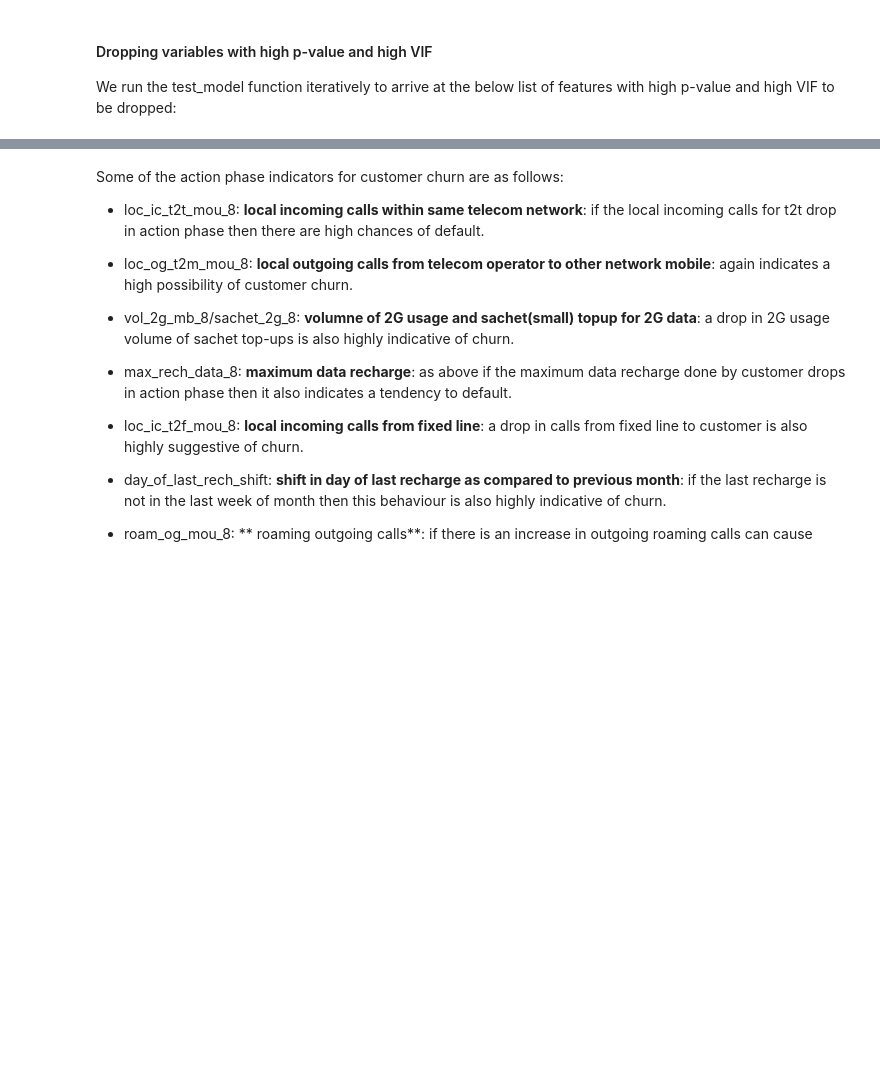
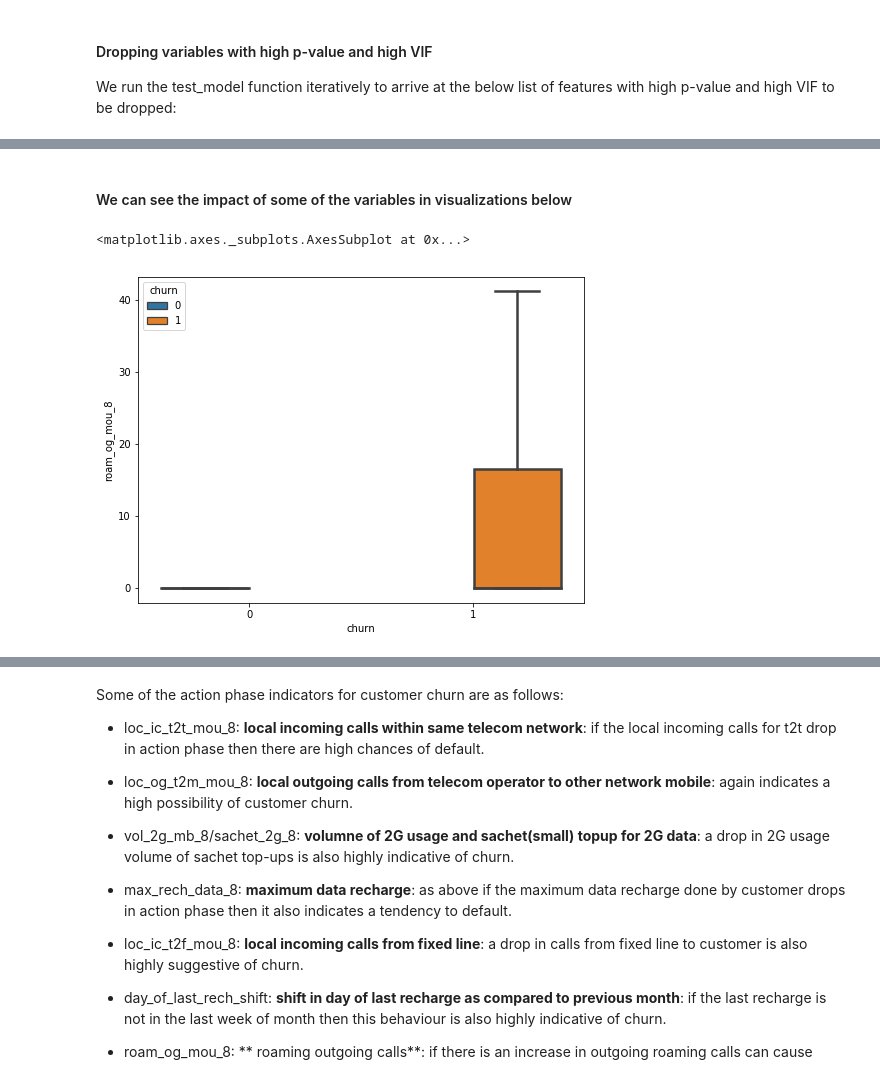
Before and after one commit to saad1504/Telecom_Churn_Case_Study, a Jupyter notebook: Telecom_Churn_Modelling.ipynb, the cells around one changed output, grey strips where cells are left out. Drawn from its saved outputs; the diff is of its cells as text; code cells hidden in the pictures; blank space fills up the shorter version.

```diff
--- a/Telecom_Churn_Modelling.ipynb
+++ b/Telecom_Churn_Modelling.ipynb
@@ -2037 +2244,15 @@ loc_ic_t2t_mou_good_ph     0.3013      0.112      2.682      0.007       0.081
 | 15 | day_of_last_rech_shift | 1.05 |
+# %% [markdown]
+#### We can see the impact of some of the variables in visualizations below
+# %%
+## Variables with positive coef
+## higher the value ==> more likely to churn
+
+plt.rcParams["figure.figsize"] = [8, 6]
+fig = plt.figure()
+# High variance in Roam Outgoing Minutes of Usage, => probability of churn is high
+# if roaming minutes of usage increases. Same is apparent from the positive coef of the LR model
+sns.boxplot(data=telecom_data, y="roam_og_mou_8", x="churn", hue="churn", linewidth=2.5, showfliers=False)
+# %% [output]
+<matplotlib.axes._subplots.AxesSubplot at 0x...>
+[figure, added]
```
Also changed, not shown: parts of 70 cells of this notebook.
